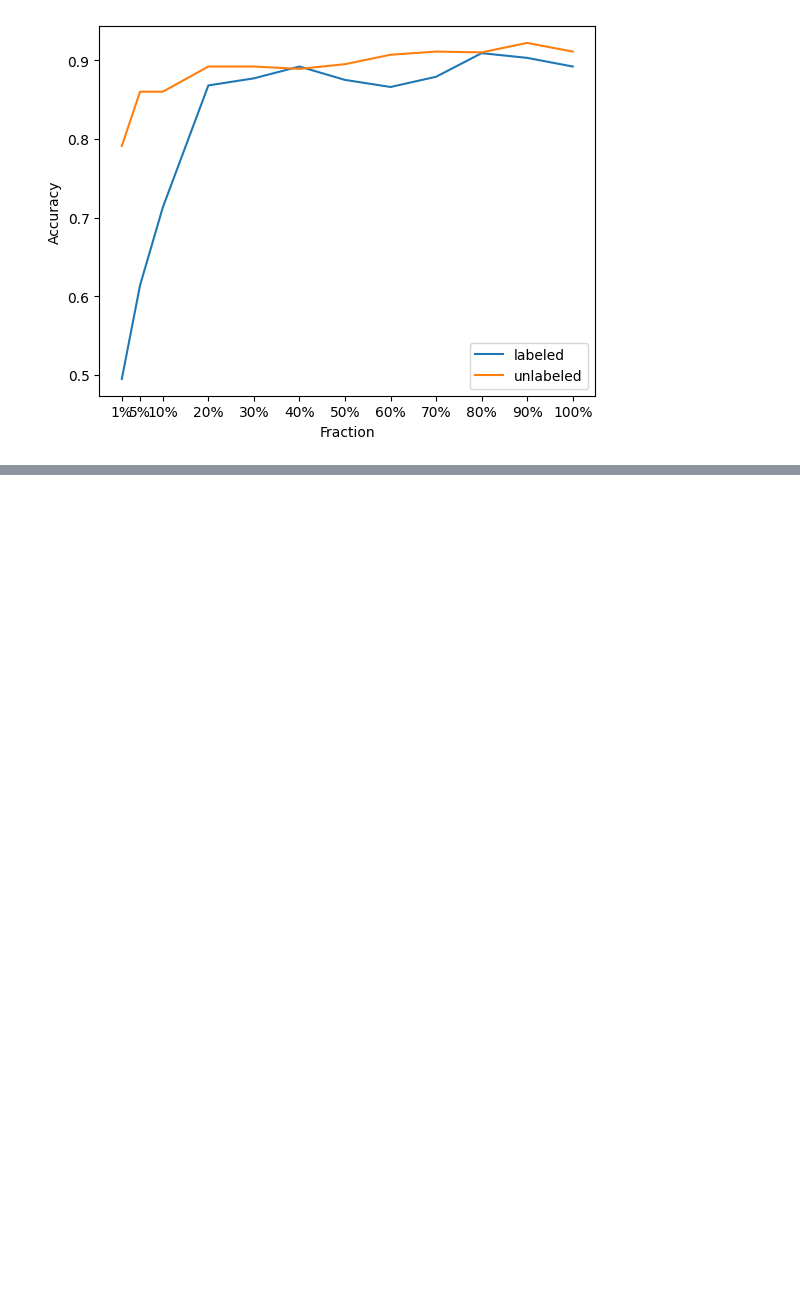
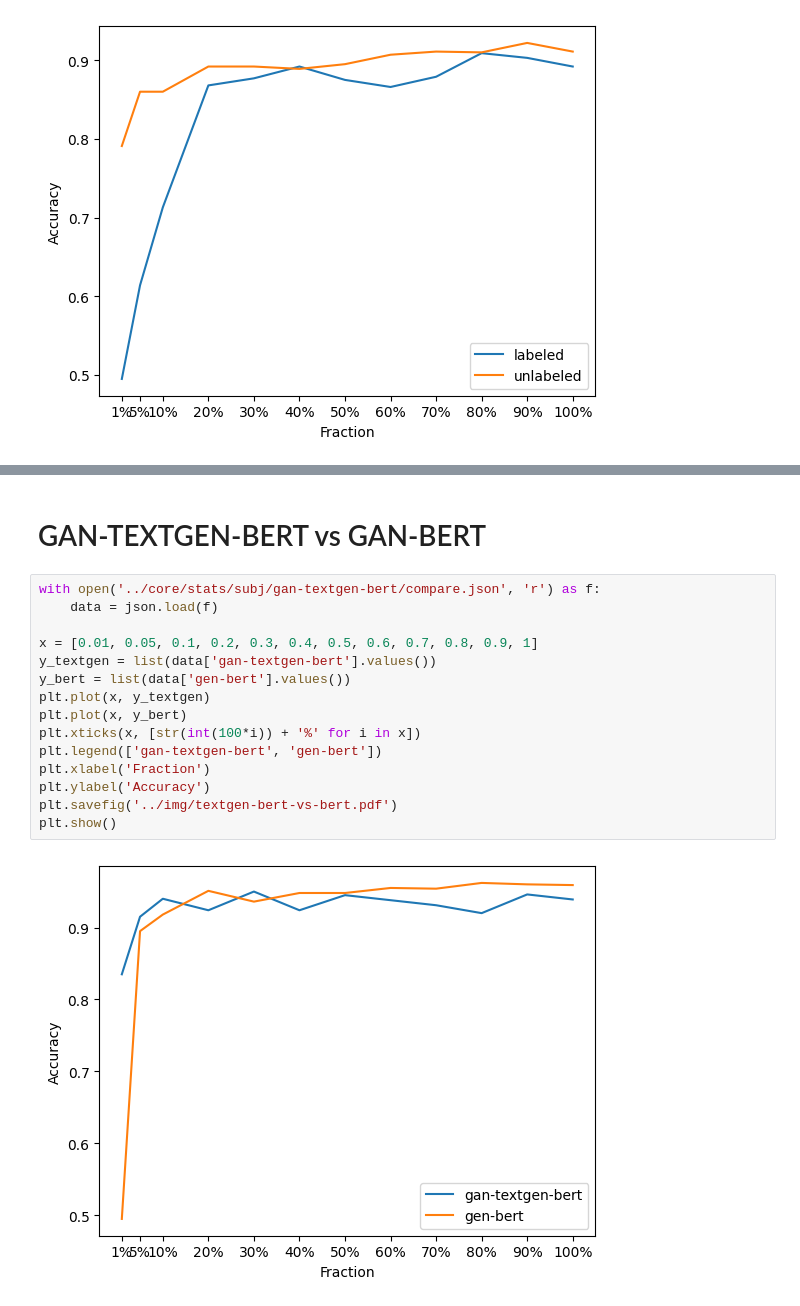
Before and after one commit to popop12342/mestrado-exp, a Jupyter notebook: gan_aug/notebooks/result_analysis.ipynb, the cells around one changed output, grey strips where cells are left out. Drawn from its saved outputs; the diff is of its cells as text; blank space fills up the shorter version.

```diff
--- a/gan_aug/notebooks/result_analysis.ipynb
+++ b/gan_aug/notebooks/result_analysis.ipynb
@@ -123,0 +141,19 @@ plt.show()
+# %% [markdown]
+# GAN-TEXTGEN-BERT vs GAN-BERT
+# %%
+with open('../core/stats/subj/gan-textgen-bert/compare.json', 'r') as f:
+    data = json.load(f)
+
+x = [0.01, 0.05, 0.1, 0.2, 0.3, 0.4, 0.5, 0.6, 0.7, 0.8, 0.9, 1]
+y_textgen = list(data['gan-textgen-bert'].values())
+y_bert = list(data['gen-bert'].values())
+plt.plot(x, y_textgen)
+plt.plot(x, y_bert)
+plt.xticks(x, [str(int(100*i)) + '%' for i in x])
+plt.legend(['gan-textgen-bert', 'gen-bert'])
+plt.xlabel('Fraction')
+plt.ylabel('Accuracy')
+plt.savefig('../img/textgen-bert-vs-bert.pdf')
+plt.show()
+# %% [output]
+[figure, added]
```
Also changed, not shown: parts of 3 cells of this notebook, 3 other files.
